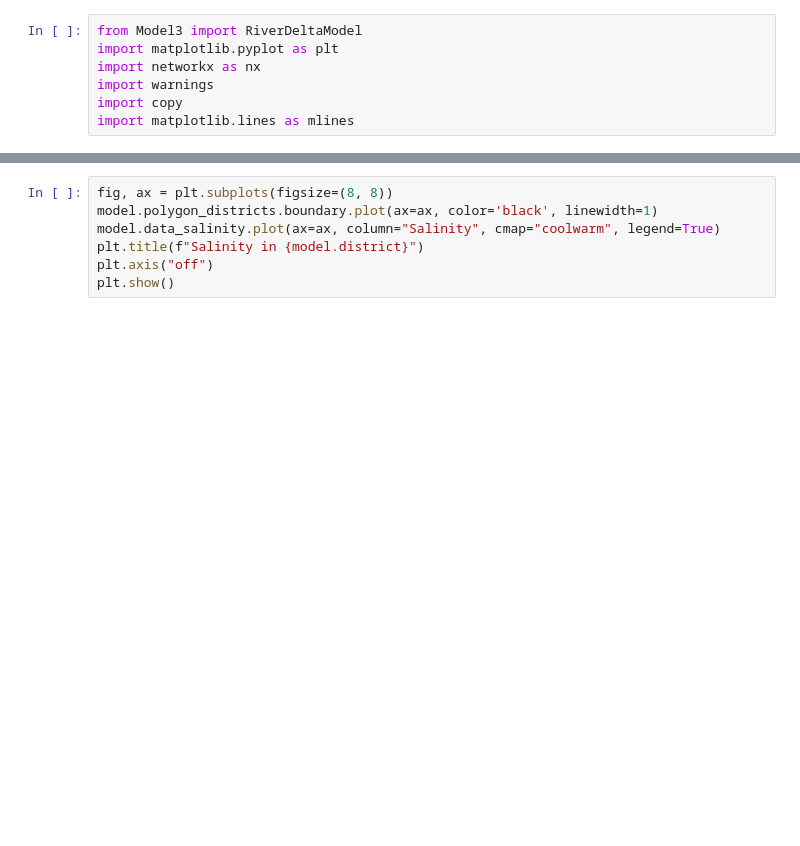
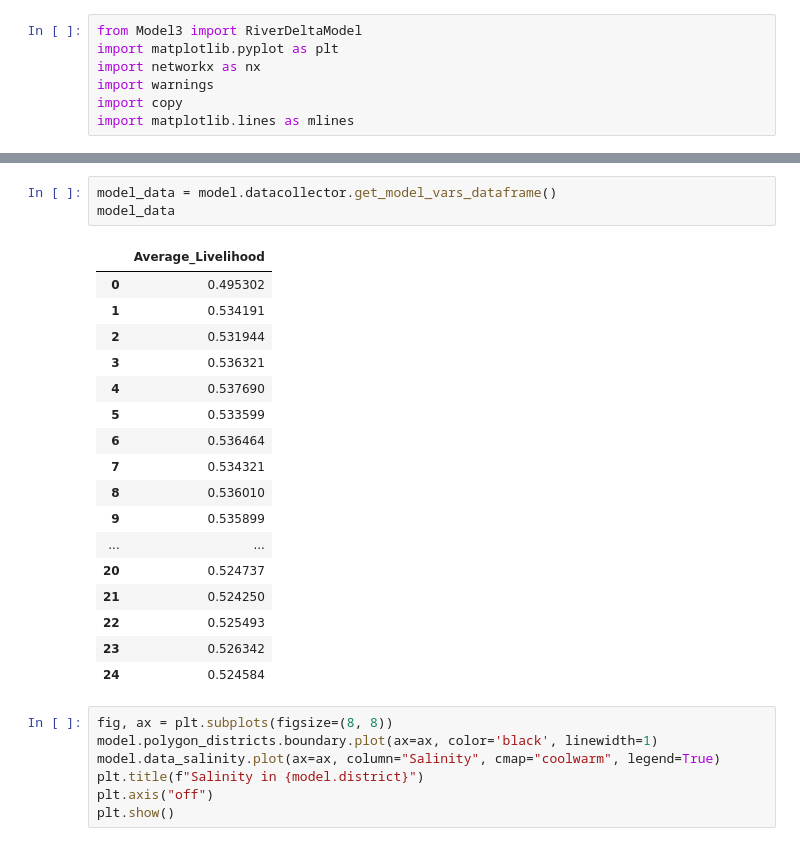
Before and after one commit to Juliettevanalst/Thesis, a Jupyter notebook: Model_Version3/Model_run3.ipynb, the cells around one changed output, grey strips where cells are left out. Saved outputs shown, nothing was run; the diff lists cells and outputs as text; blank space fills up the shorter version.

Commit message:
livelihoods of farmers are working

```diff
--- a/Model_Version3/Model_run3.ipynb
+++ b/Model_Version3/Model_run3.ipynb
@@ -35,3 +34,24 @@ KeyError: <weakref at 0x...; to 'Agents3.Non_labourer' at 0x...>
+# %%
+model_data = model.datacollector.get_model_vars_dataframe()
+model_data
+# %% [output]
+|  | Average_Livelihood |
+| 0 | 0.495302 |
+| 1 | 0.534191 |
+| 2 | 0.531944 |
+| 3 | 0.536321 |
+| 4 | 0.537690 |
+| 5 | 0.533599 |
+| 6 | 0.536464 |
+| 7 | 0.534321 |
+| 8 | 0.536010 |
+| 9 | 0.535899 |
+| ... | ... |
+| 20 | 0.524737 |
+| 21 | 0.524250 |
+| 22 | 0.525493 |
+| 23 | 0.526342 |
+| 24 | 0.524584 |
 # %%
 fig, ax = plt.subplots(figsize=(8, 8))
 model.polygon_districts.boundary.plot(ax=ax, color='black', linewidth=1)
```
Also changed, not shown: parts of 2 cells of this notebook, 3 other files.
